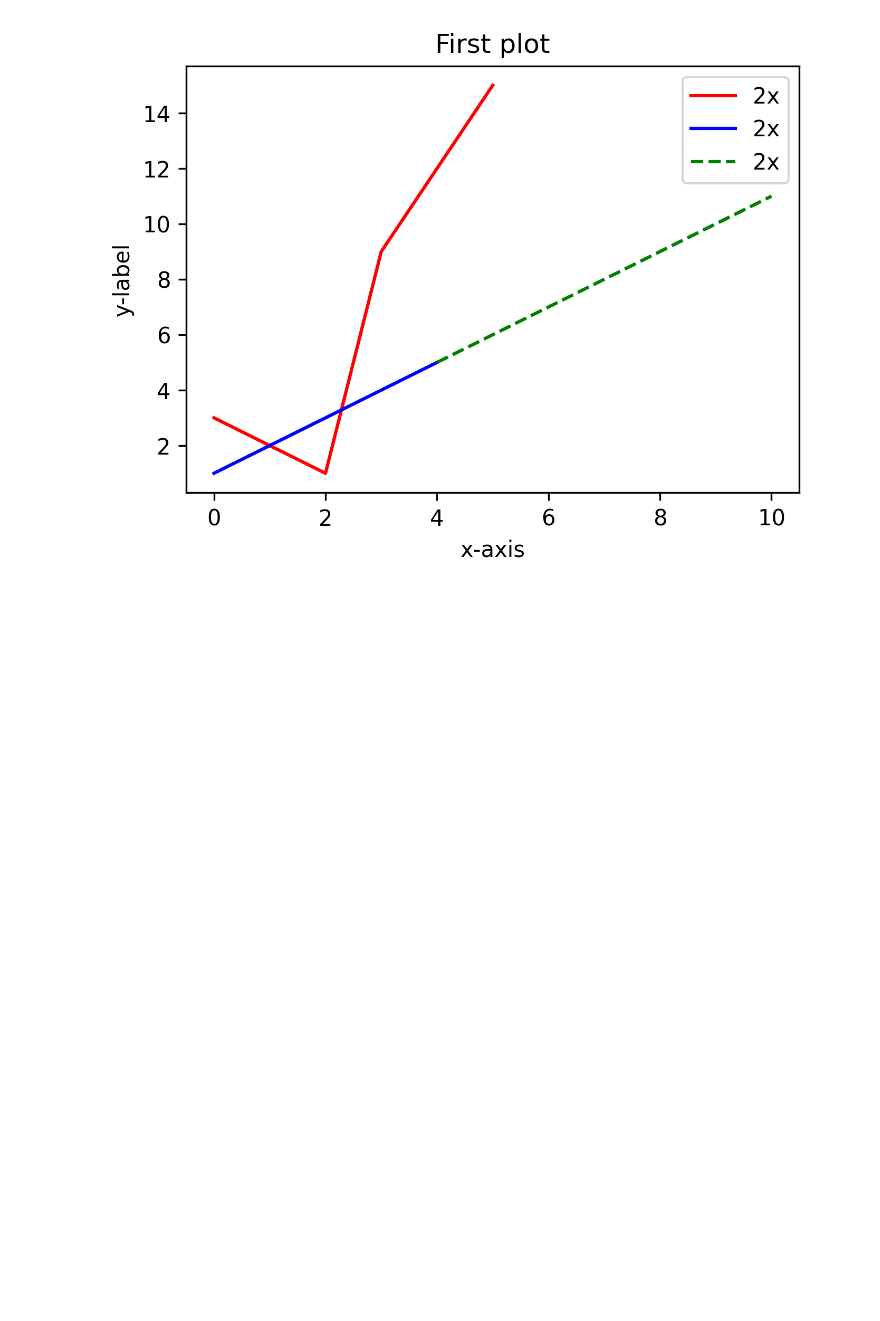
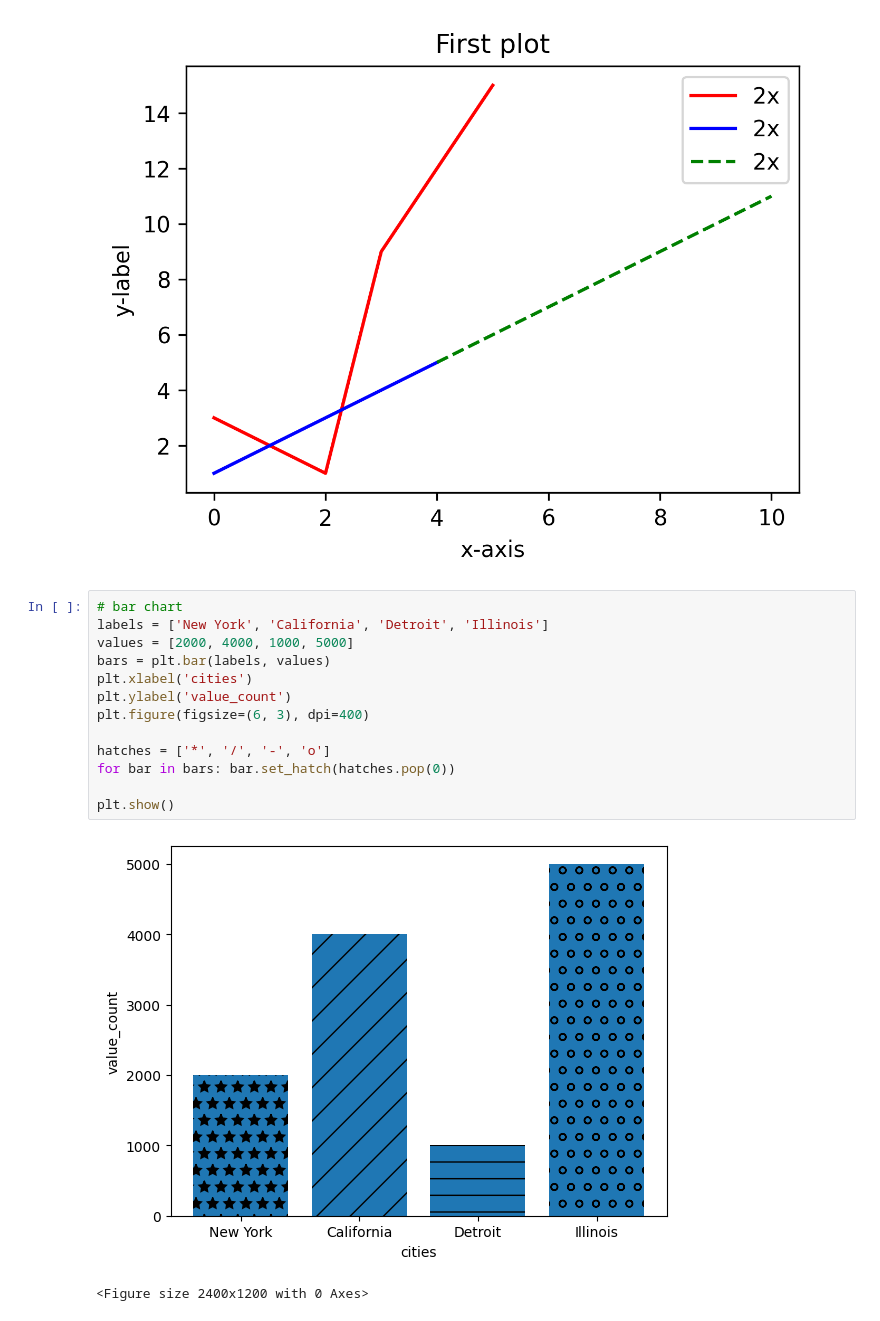
Before and after one commit to carrington-115/intermediate-python, a Jupyter notebook: automate-the-boring-stuff-notes/practice-files/matplotlib-file.ipynb, the cells around one changed output. Saved outputs shown, nothing was run; the diff lists cells and outputs as text; blank space fills up the shorter version.

```diff
--- a/automate-the-boring-stuff-notes/practice-files/matplotlib-file.ipynb
+++ b/automate-the-boring-stuff-notes/practice-files/matplotlib-file.ipynb
@@ -92,3 +92,19 @@ plt.legend()
 plt.show()
 # %% [output]
 [figure]
+# %%
+# bar chart
+labels = ['New York', 'California', 'Detroit', 'Illinois']
+values = [2000, 4000, 1000, 5000]
+bars = plt.bar(labels, values)
+plt.xlabel('cities')
+plt.ylabel('value_count')
+plt.figure(figsize=(6, 3), dpi=400)
+
+hatches = ['*', '/', '-', 'o']
+for bar in bars: bar.set_hatch(hatches.pop(0))
+
+plt.show()
+# %% [output]
+[figure, added]
+<Figure size 2400x1200 with 0 Axes>
```
Also changed, not shown: parts of 2 cells of this notebook.
